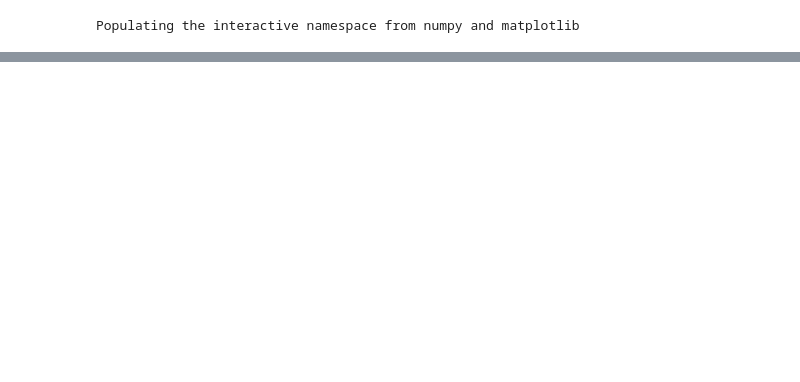
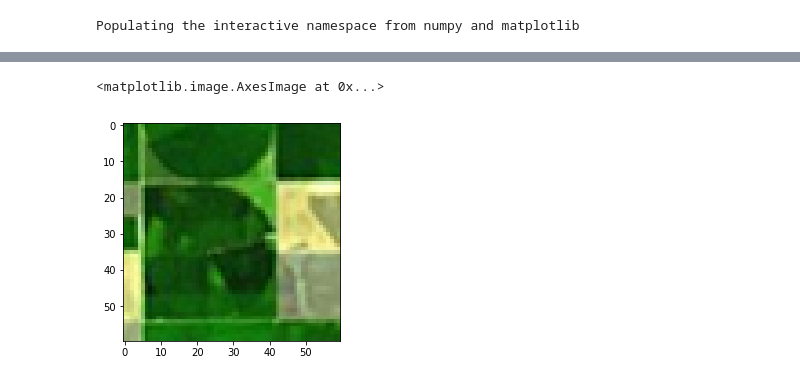
Before and after one commit to jlv100/demos, a Jupyter notebook: notebooks/LIME demo.ipynb, the cells around one changed output, grey strips where cells are left out. Saved outputs shown, nothing was run; the diff lists cells and outputs as text; code cells hidden in the pictures; blank space fills up the shorter version.

```diff
--- a/notebooks/LIME demo.ipynb
+++ b/notebooks/LIME demo.ipynb
@@ -297,0 +98,5 @@ def AddTrainingOperators(model, softmax, label):
+# %%
+plt.imshow(patch)
+# %% [output]
+<matplotlib.image.AxesImage at 0x...>
+[figure, added]
```
Also changed, not shown: parts of 68 cells of this notebook, 1 other file.
